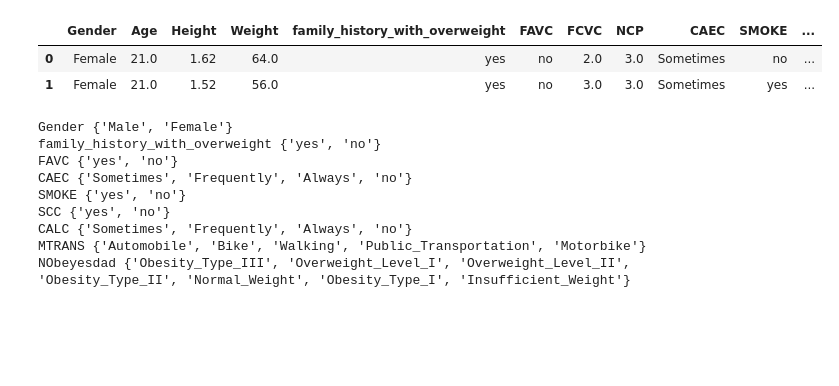
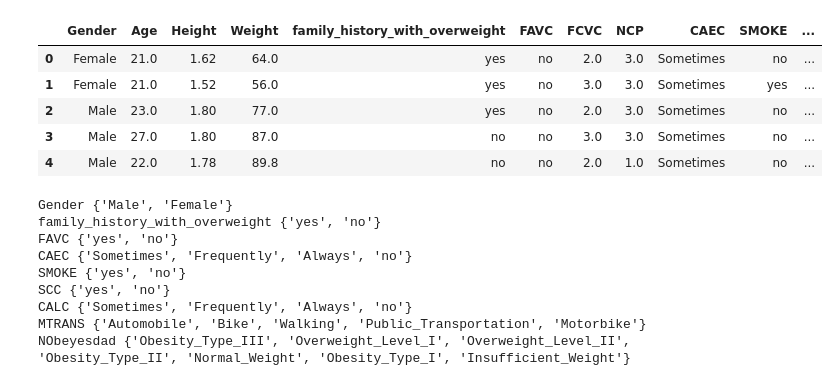
Before and after one commit to ktpanda2025/STA_160, a Jupyter notebook: eda.ipynb, the cells around one changed output. Cells and saved outputs as stored; diff of their text form; code cells hidden in the pictures; blank space fills up the shorter version.

```diff
--- a/eda.ipynb
+++ b/eda.ipynb
@@ -12,10 +33,13 @@ y = estimation_of_obesity_levels_based_on_eating_habits_and_physical_condition.d
 # %%
 merged  = X.join(y).copy()
-merged.head(2)
+merged.head(5)
 # %% [output]
 |  | Gender | Age | Height | Weight | family_history_with_overweight | FAVC | FCVC | NCP | CAEC | SMOKE | ... |
 | 0 | Female | 21.0 | 1.62 | 64.0 | yes | no | 2.0 | 3.0 | Sometimes | no | ... |
 | 1 | Female | 21.0 | 1.52 | 56.0 | yes | no | 3.0 | 3.0 | Sometimes | yes | ... |
+| 2 | Male | 23.0 | 1.80 | 77.0 | yes | no | 2.0 | 3.0 | Sometimes | no | ... |
+| 3 | Male | 27.0 | 1.80 | 87.0 | no | no | 3.0 | 3.0 | Sometimes | no | ... |
+| 4 | Male | 22.0 | 1.78 | 89.8 | no | no | 2.0 | 1.0 | Sometimes | no | ... |
 # %%
 print('Gender',set(merged['Gender']))
 print('family_history_with_overweight',set(merged['family_history_with_overweight']))
```
Also changed, not shown: parts of 6 cells of this notebook, 3 other files.
